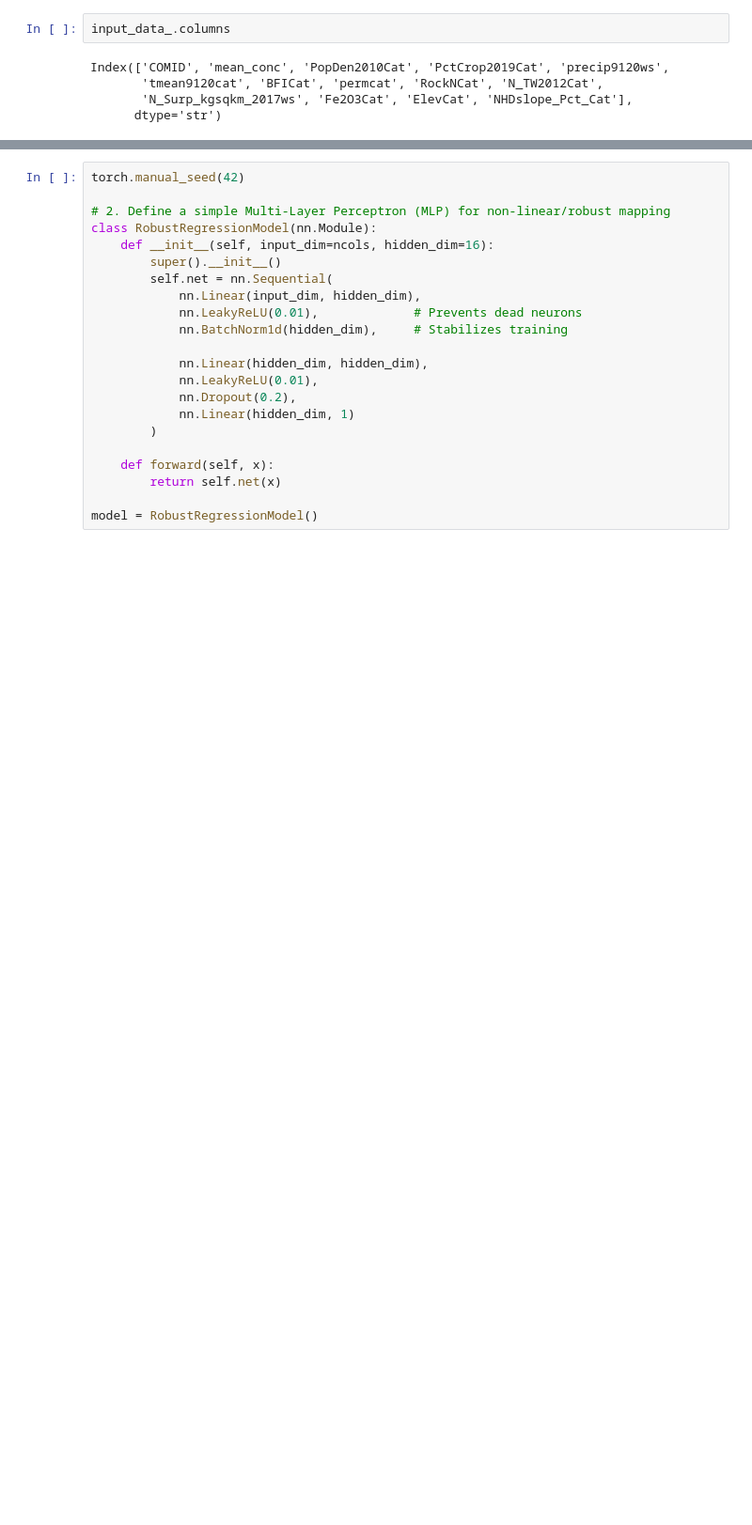
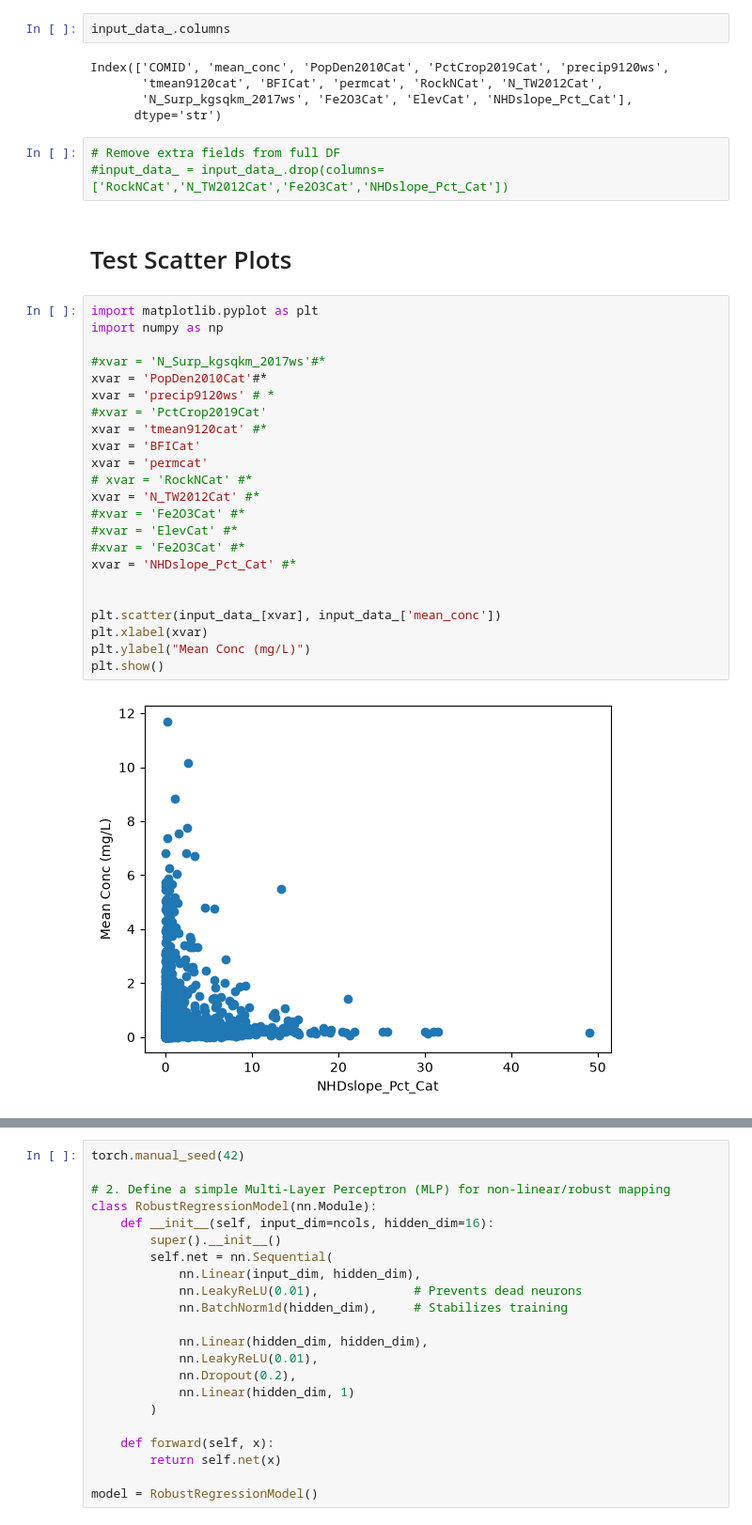
Before and after one commit to mpennino/Future_DW_NO3, a Jupyter notebook: Code/Torch_Regression.ipynb, the cells around one changed output, grey strips where cells are left out. Shown at 94% size. Cells and saved outputs as stored; diff of their text form; blank space fills up the shorter version.

```diff
--- a/Code/Torch_Regression.ipynb
+++ b/Code/Torch_Regression.ipynb
@@ -39,3 +41,33 @@ Index(['COMID', 'mean_conc', 'PopDen2010Cat', 'PctCrop2019Cat', 'precip9120ws',
        'tmean9120cat', 'BFICat', 'permcat', 'RockNCat', 'N_TW2012Cat',
        'N_Surp_kgsqkm_2017ws', 'Fe2O3Cat', 'ElevCat', 'NHDslope_Pct_Cat'],
       dtype='str')
+# %%
+# Remove extra fields from full DF
+#input_data_ = input_data_.drop(columns=['RockNCat','N_TW2012Cat','Fe2O3Cat','NHDslope_Pct_Cat'])
+# %% [markdown]
+# Test Scatter Plots
+# %%
+import matplotlib.pyplot as plt
+import numpy as np
+
+#xvar = 'N_Surp_kgsqkm_2017ws'#*
+xvar = 'PopDen2010Cat'#*
+xvar = 'precip9120ws' # *
+#xvar = 'PctCrop2019Cat'
+xvar = 'tmean9120cat' #*
+xvar = 'BFICat'
+xvar = 'permcat'
+# xvar = 'RockNCat' #*
+xvar = 'N_TW2012Cat' #*
+#xvar = 'Fe2O3Cat' #*
+#xvar = 'ElevCat' #*
+#xvar = 'Fe2O3Cat' #*
+xvar = 'NHDslope_Pct_Cat' #*
+
+
+plt.scatter(input_data_[xvar], input_data_['mean_conc'])
+plt.xlabel(xvar)
+plt.ylabel("Mean Conc (mg/L)")
+plt.show()
+# %% [output]
+[figure, added]
```
Also changed, not shown: parts of 42 cells of this notebook.
